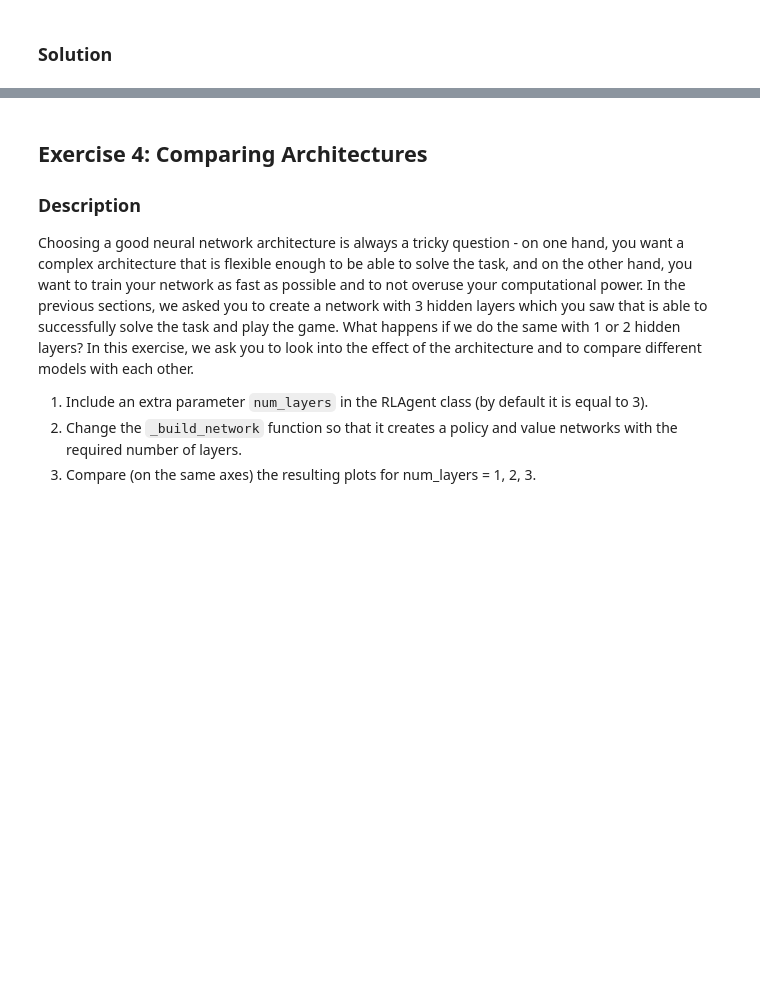
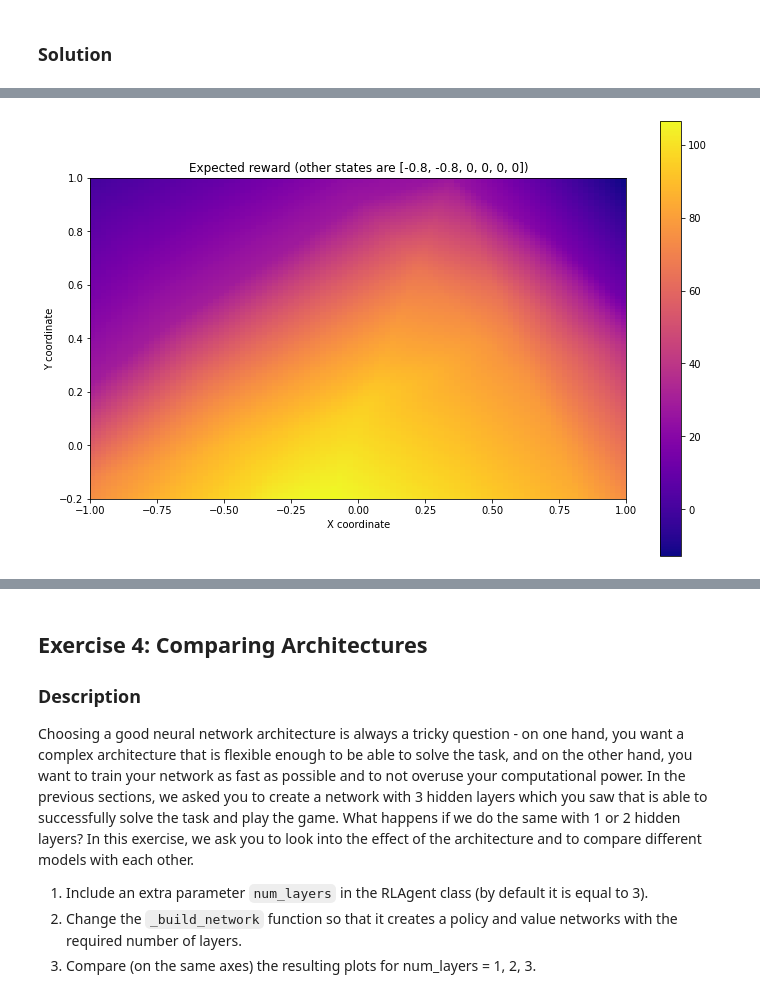
Before and after one commit to adrienbanse/CS456_RLproject, a Jupyter notebook: miniproject1.ipynb, the cells around one changed output, grey strips where cells are left out. Drawn from its saved outputs; the diff is of its cells as text; code cells hidden in the pictures; blank space fills up the shorter version.

```diff
--- a/miniproject1.ipynb
+++ b/miniproject1.ipynb
@@ -544,0 +531,4 @@ plot_value(d_model, [0,0,0,0,0,0], 100)
+# %%
+plot_value(d_model, [-0.8,-0.8,0,0,0,0], 100)
+# %% [output]
+[figure, added]
```
Also changed, not shown: parts of 24 cells of this notebook.
